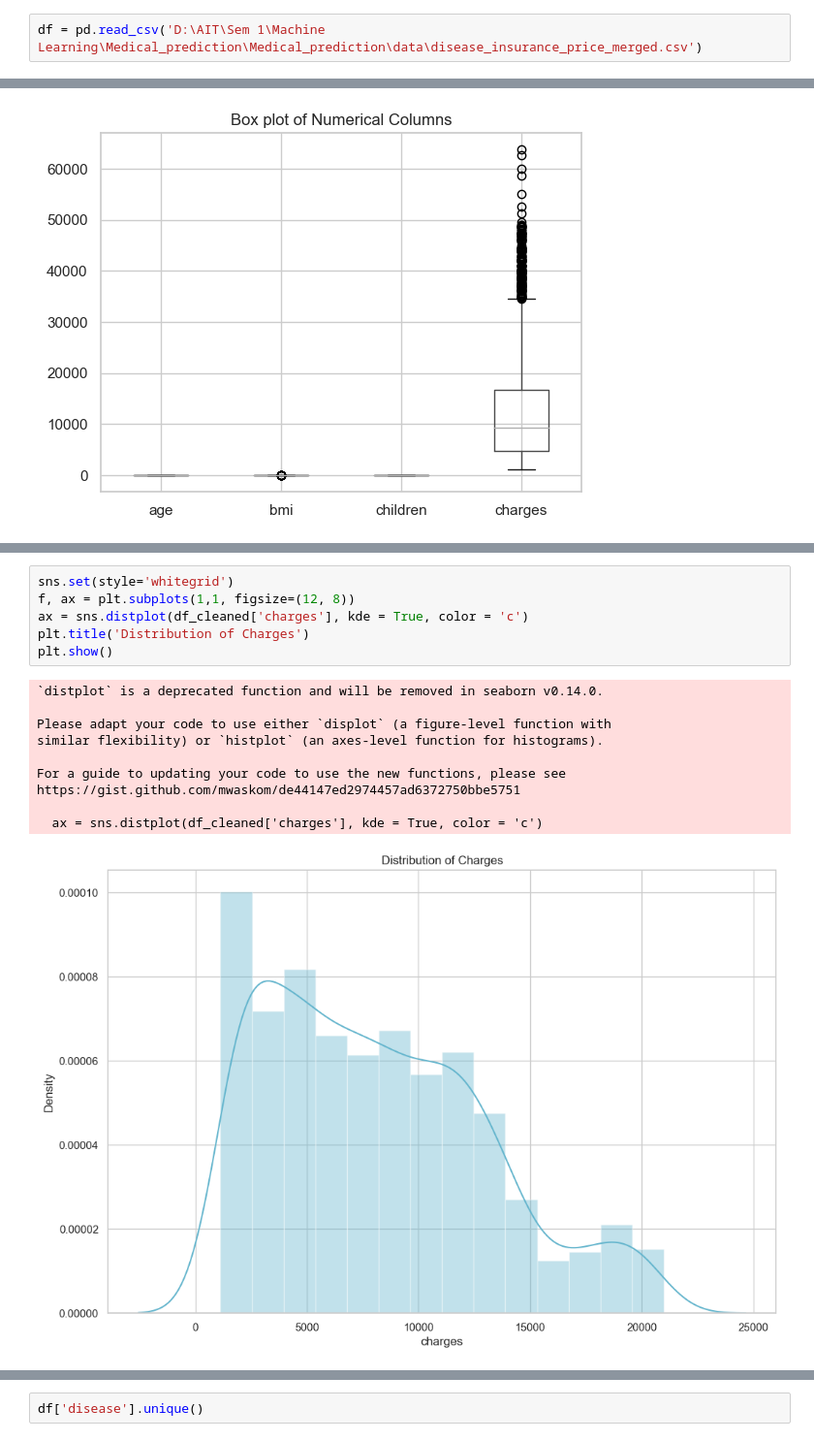
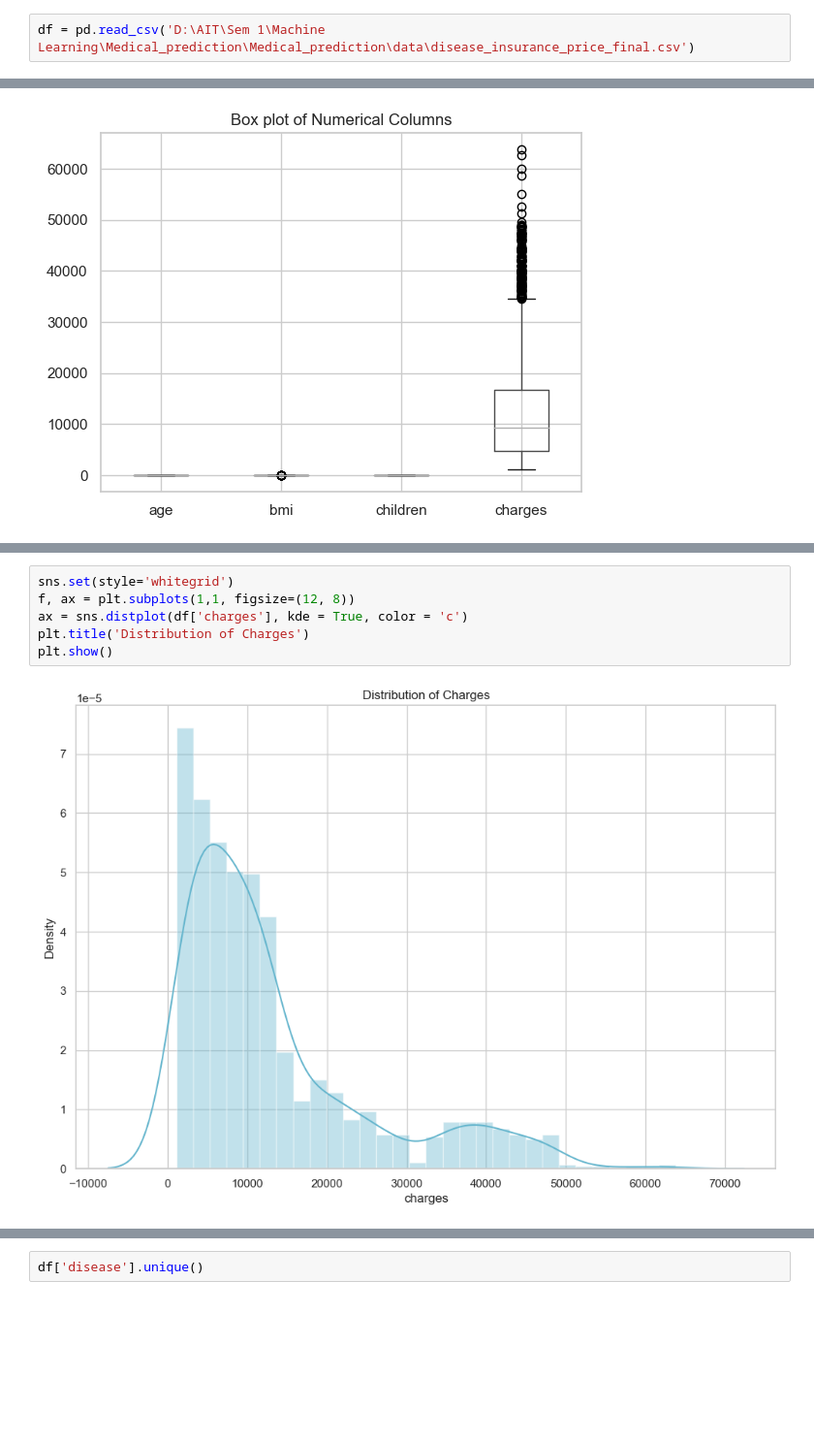
Before and after one commit to Rakshya8/Medical_prediction, a Jupyter notebook: medical insurance.ipynb, the cells around one changed output, grey strips where cells are left out. Shown at 97% size. Drawn from its saved outputs; the diff is of its cells as text; blank space fills up the shorter version.

```diff
--- a/medical insurance.ipynb
+++ b/medical insurance.ipynb
@@ -12,7 +17,7 @@ from sklearn.metrics import accuracy_score,classification_report
 # %% [markdown]
 ## Loading of Dataset
 # %%
-df = pd.read_csv('D:\AIT\Sem 1\Machine Learning\Medical_prediction\Medical_prediction\data\disease_insurance_price_merged.csv')
+df = pd.read_csv('D:\AIT\Sem 1\Machine Learning\Medical_prediction\Medical_prediction\data\disease_insurance_price_final.csv')
 # %%
 df.shape
 # %% [output]
@@ -123,19 +115,10 @@ plt.show()
 # %%
 sns.set(style='whitegrid')
 f, ax = plt.subplots(1,1, figsize=(12, 8))
-ax = sns.distplot(df_cleaned['charges'], kde = True, color = 'c')
+ax = sns.distplot(df['charges'], kde = True, color = 'c')
 plt.title('Distribution of Charges')
 plt.show()
 # %% [output]
-`distplot` is a deprecated function and will be removed in seaborn v0.14.0.
-
-Please adapt your code to use either `displot` (a figure-level function with
-similar flexibility) or `histplot` (an axes-level function for histograms).
-
-For a guide to updating your code to use the new functions, please see
-https://gist.github.com/mwaskom/de44147ed2974457ad6372750bbe5751
-
-  ax = sns.distplot(df_cleaned['charges'], kde = True, color = 'c')
-[figure, old version]
+[figure, new version]
 # %%
 f, ax = plt.subplots(1, 1, figsize=(12, 8))
```
Also changed, not shown: parts of 92 cells of this notebook, 2 other files.
